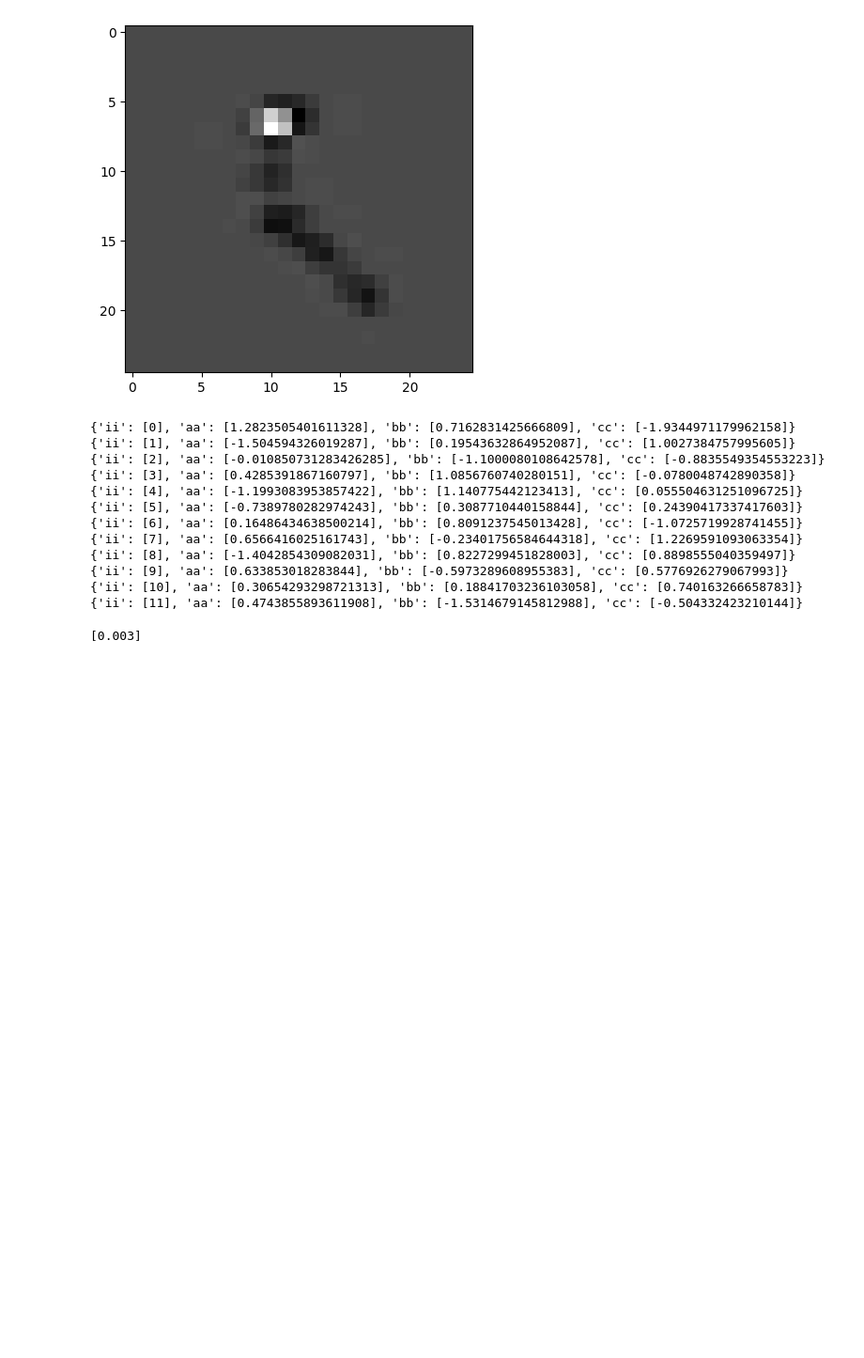
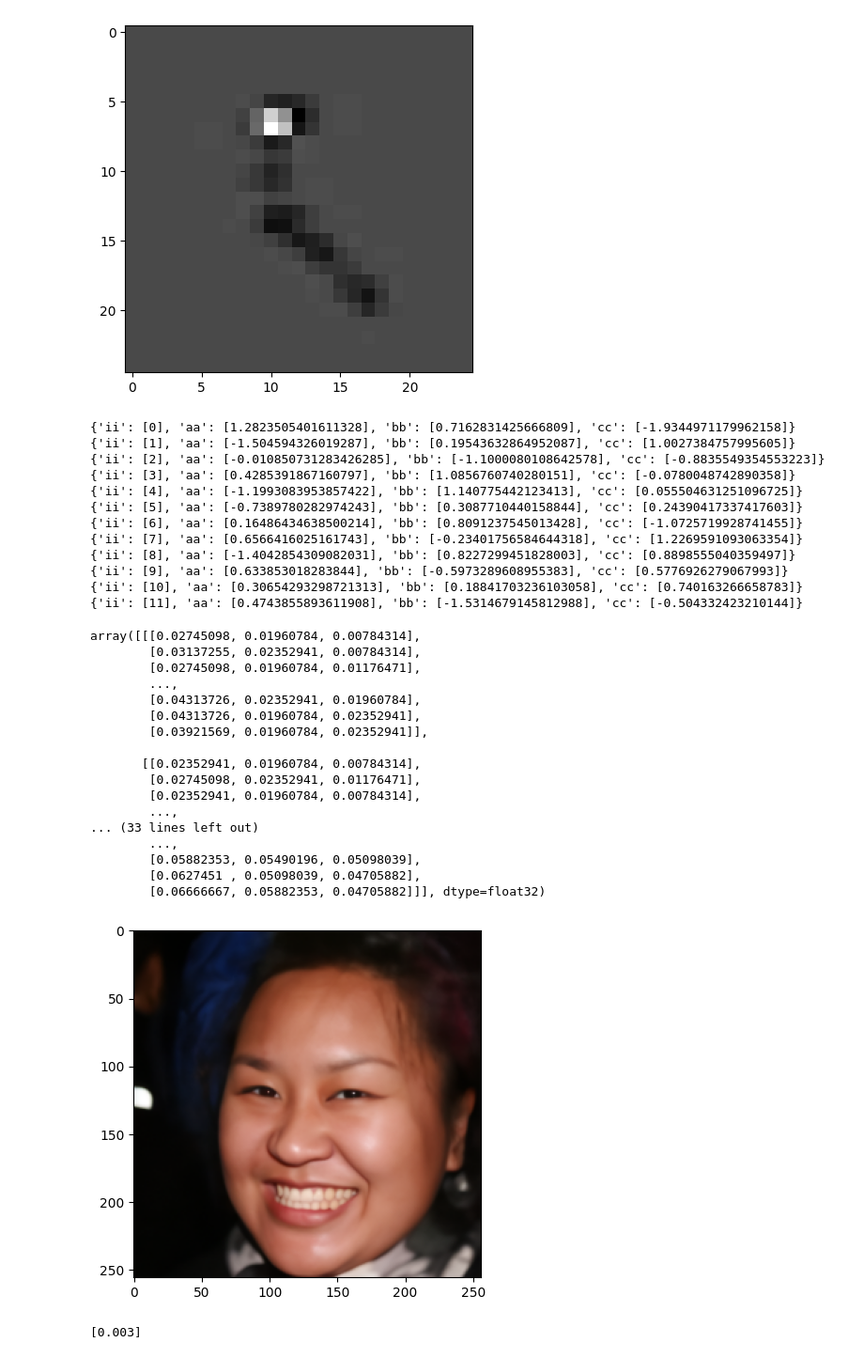
Before and after one commit to charles-kmc/UD2M, a Jupyter notebook: main.ipynb, the cells around one changed output. Shown: that part at 94% size. Saved outputs shown, nothing was run; the diff lists cells and outputs as text; code cells hidden in the pictures; blank space fills up the shorter version.

```diff
--- a/main.ipynb
+++ b/main.ipynb
@@ -679,6 +687,33 @@ memmap_list = data.tolist()
 # Flush changes and close
 data.flush()
 data._mmap.close()
+# %%
+import matplotlib.image as mpimg
+pth = "/users/cmk2000/sharedscratch/CKM/Conditional-diffusion_model-for_ivp/debur/Results/18-10-2024/Max_iter_1/unroll_iter_3/timesteps_100/Epoch_210/T_AUG_4/zeta_0.0/eta_0.0/mmse/00000.png"
+xx = mpimg.imread(pth)
+fig = plt.figure()
+plt.imshow(xx)
+
+xx
+# %% [output]
+array([[[0.02745098, 0.01960784, 0.00784314],
+        [0.03137255, 0.02352941, 0.00784314],
+        [0.02745098, 0.01960784, 0.01176471],
+        ...,
+        [0.04313726, 0.02352941, 0.01960784],
+        [0.04313726, 0.01960784, 0.02352941],
+        [0.03921569, 0.01960784, 0.02352941]],
+
+       [[0.02352941, 0.01960784, 0.00784314],
+        [0.02745098, 0.02352941, 0.01176471],
+        [0.02352941, 0.01960784, 0.00784314],
+        ...,
+... (33 lines left out)
+        ...,
+        [0.05882353, 0.05490196, 0.05098039],
+        [0.0627451 , 0.05098039, 0.04705882],
+        [0.06666667, 0.05882353, 0.04705882]]], dtype=float32)
+[figure, added]
 # %%
 x = torch.randn(3,12,12)
 shape = x.shape
```
Also changed, not shown: parts of 5 cells of this notebook, 25 other files.
